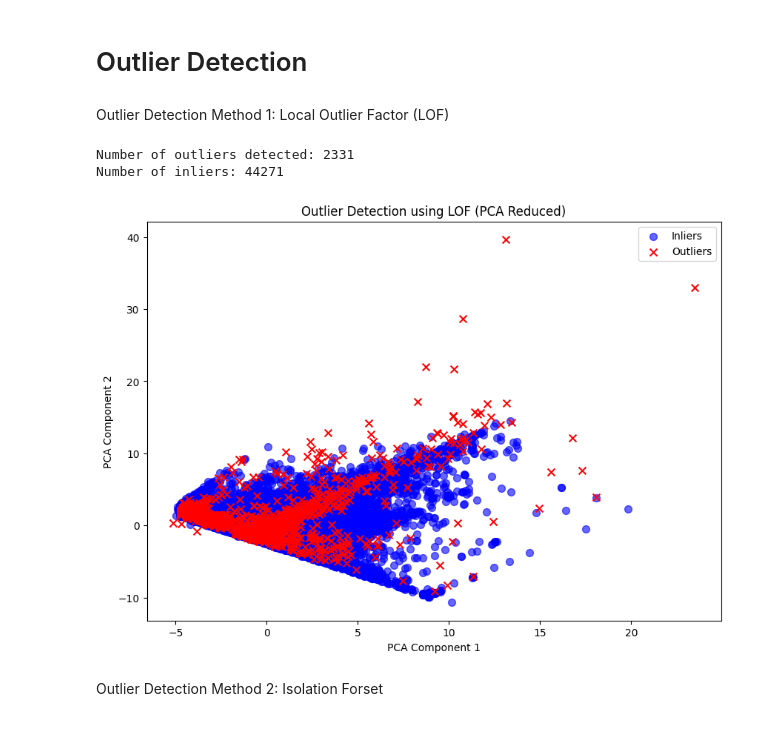
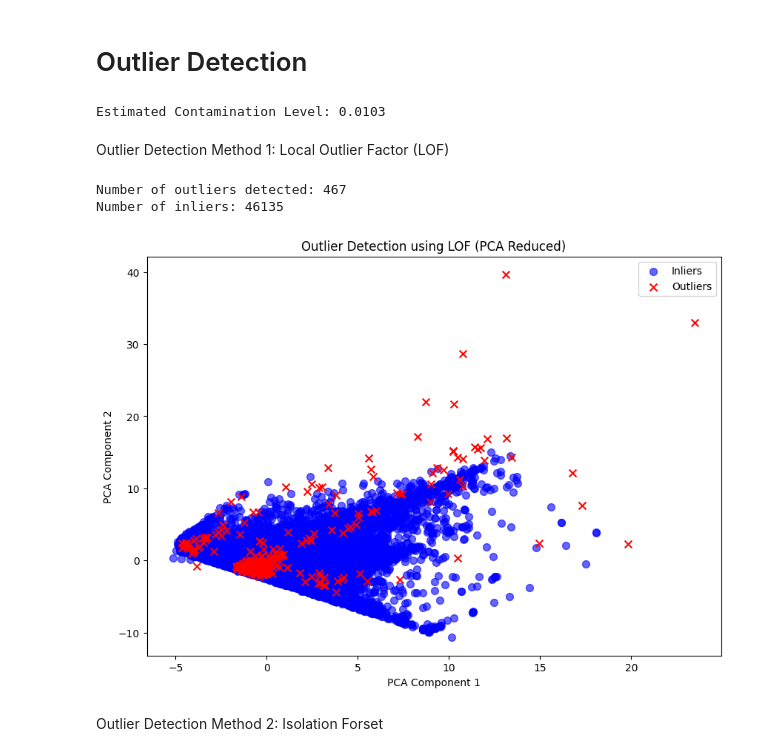
Before and after one commit to Preacho/Credit-Card-Default-Predicition, a Jupyter notebook: Final_Project_Delivery.ipynb, the cells around one changed output. Cells and saved outputs as stored; diff of their text form; code cells hidden in the pictures.

Commit message:
Added timers for SVM models non-linear and linear and adjusted outlier detection. Added wcss graphing for KMeans

```diff
--- a/Final_Project_Delivery.ipynb
+++ b/Final_Project_Delivery.ipynb
@@ -477,6 +472,13 @@ def visualize_outliers(components, y_pred_outliers, title):
     plt.ylabel('PCA Component 2')
     plt.legend()
     plt.show()
+# %%
+#Estimate Contamination Level
+z_scores = np.abs(stats.zscore(data))
+estimated_contamination = np.mean(z_scores > 3)
+print(f"Estimated Contamination Level: {estimated_contamination:.4f}")
+# %% [output]
+Estimated Contamination Level: 0.0103
 # %% [markdown]
 Outlier Detection Method 1: Local Outlier Factor (LOF)
 # %%
@@ -486,37 +488,37 @@ df_outliers = data.copy()
 
 # 2. Fit LOF
 # We use X_clustering again since it only has the features we want
-lof = LocalOutlierFactor(n_neighbors=50, contamination=0.05)
+lof = LocalOutlierFactor(n_neighbors=50, contamination=0.01)
 y_pred_outliers = lof.fit_predict(X_clustering) # Returns -1 for outliers, 1 for inliers
 
 # 3. Store results in the COPY
 df_outliers['outlier_lof'] = y_pred_outliers
 
 # Identify outlier/inlier sets from the copy
 outliers = df_outliers[df_outliers['outlier_lof'] == -1]
 inliers = df_outliers[df_outliers['outlier_lof'] == 1]
 
 print(f"Number of outliers detected: {len(outliers)}")
 print(f"Number of inliers: {len(inliers)}")
 
 # 4. Visualize Outliers using PCA (Re-using pca_components from above)
 plt.figure(figsize=(10, 7))
 # Plot inliers
 plt.scatter(pca_components[y_pred_outliers == 1, 0], pca_components[y_pred_outliers == 1, 1],
             c='blue', label='Inliers', s=50, alpha=0.6)
 # Plot outliers
 plt.scatter(pca_components[y_pred_outliers == -1, 0], pca_components[y_pred_outliers == -1, 1],
             c='red', label='Outliers', s=50, marker='x')
 
 plt.title('Outlier Detection using LOF (PCA Reduced)')
 plt.xlabel('PCA Component 1')
 plt.ylabel('PCA Component 2')
 plt.legend()
 plt.show()
 # %% [output]
-Number of outliers detected: 2331
-Number of inliers: 44271
+Number of outliers detected: 467
+Number of inliers: 46135
-[figure, old version]
+[figure, new version]
 # %% [markdown]
 Outlier Detection Method 2: Isolation Forset
 # %%
```
Also changed, not shown: parts of 13 cells of this notebook.
